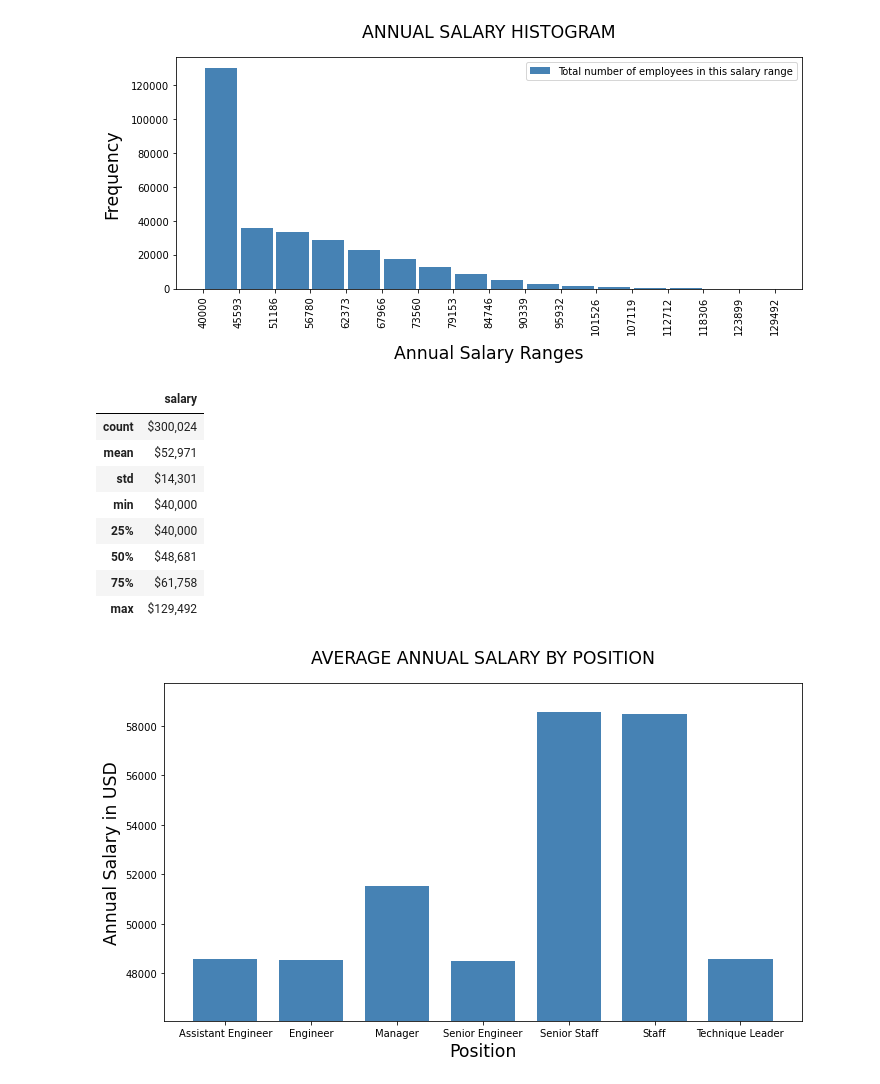
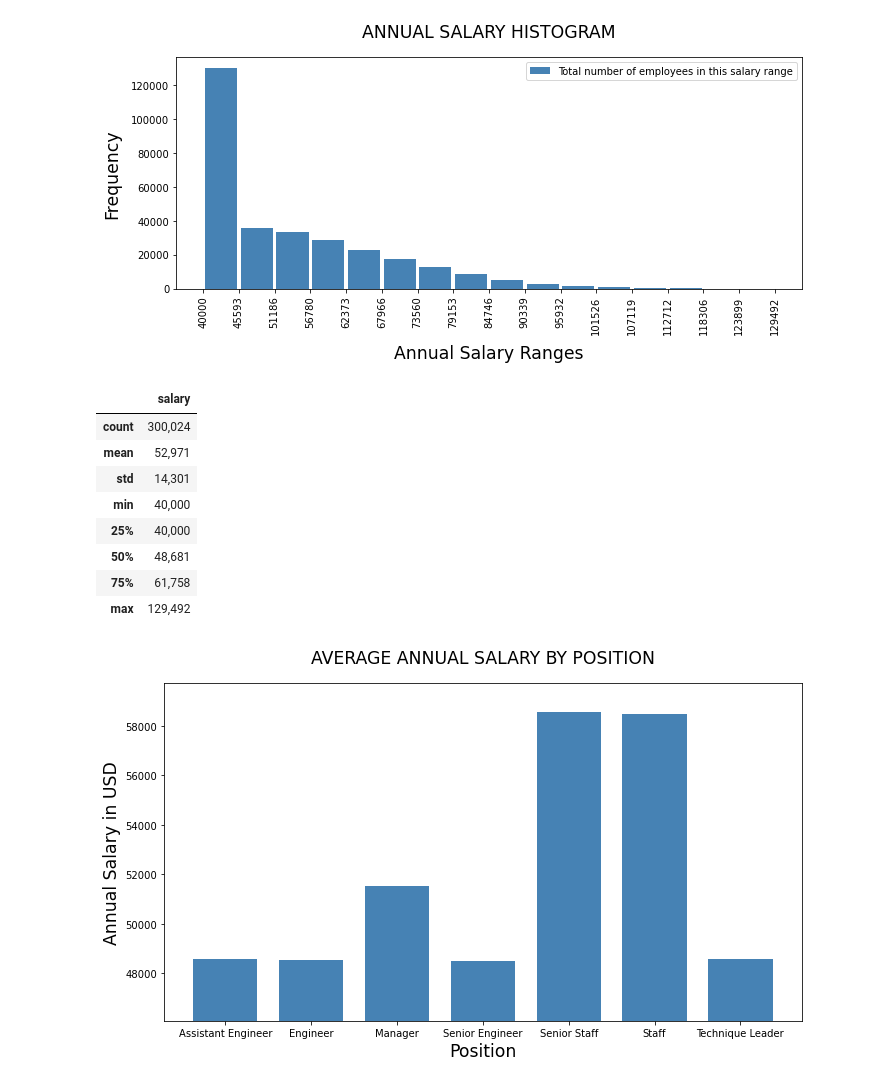
Before and after one commit to kennethcandersen/Companywide-Compensation-Analysis, a Jupyter notebook: bonus_material.ipynb, the cells around one changed output. Cells and saved outputs as stored; diff of their text form; code cells hidden in the pictures.

Commit message:
Formatting updates for readability

```diff
--- a/bonus_material.ipynb
+++ b/bonus_material.ipynb
@@ -63,18 +63,18 @@ plt.show()
 [figure]
 # %%
 salaries_df = pd.DataFrame(data_df['salary'].describe())
-salaries_df['salary'] = salaries_df['salary'].map('${:,.0f}'.format)
+salaries_df['salary'] = salaries_df['salary'].map('{:,.0f}'.format)
 salaries_df
 # %% [output]
 |  | salary |
-| count | $300,024 |
-| mean | $52,971 |
-| std | $14,301 |
-| min | $40,000 |
-| 25% | $40,000 |
-| 50% | $48,681 |
-| 75% | $61,758 |
-| max | $129,492 |
+| count | 300,024 |
+| mean | 52,971 |
+| std | 14,301 |
+| min | 40,000 |
+| 25% | 40,000 |
+| 50% | 48,681 |
+| 75% | 61,758 |
+| max | 129,492 |
 # %%
 #Set up a bar chart of average salary by title.
 
```
Also changed, not shown: 4 other files.
